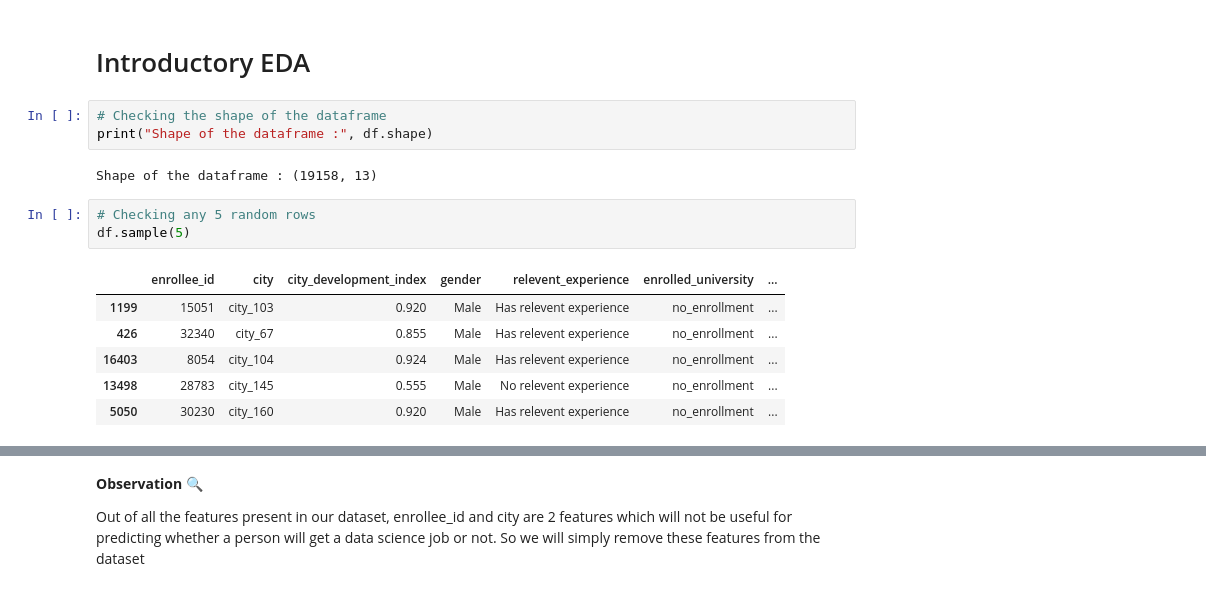
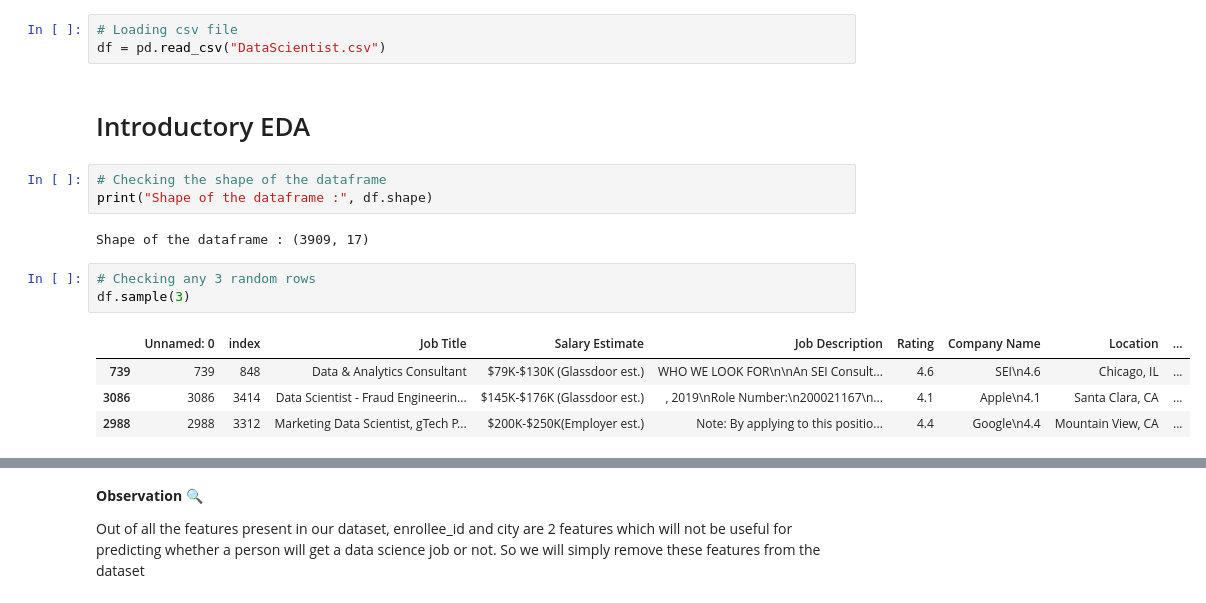
Before and after one commit to yuvraaj2002/AI_Projects, a Jupyter notebook: DS_Job_Prediction/notebook/Code.ipynb, the cells around one changed output, grey strips where cells are left out. Saved outputs shown, nothing was run; the diff lists cells and outputs as text.

```diff
--- a/DS_Job_Prediction/notebook/Code.ipynb
+++ b/DS_Job_Prediction/notebook/Code.ipynb
@@ -42,17 +37,18 @@ df = pd.read_csv("Data.csv")
+# %%
+# Loading csv file
+df = pd.read_csv("DataScientist.csv")
 # %% [markdown]
 # Introductory EDA
 # %%
 # Checking the shape of the dataframe
 print("Shape of the dataframe :", df.shape)
 # %% [output]
-Shape of the dataframe : (19158, 13)
+Shape of the dataframe : (3909, 17)
 # %%
-# Checking any 5 random rows
-df.sample(5)
+# Checking any 3 random rows
+df.sample(3)
 # %% [output]
-|  | enrollee_id | city | city_development_index | gender | relevent_experience | enrolled_university | ... |
-| 1199 | 15051 | city_103 | 0.920 | Male | Has relevent experience | no_enrollment | ... |
-| 426 | 32340 | city_67 | 0.855 | Male | Has relevent experience | no_enrollment | ... |
-| 16403 | 8054 | city_104 | 0.924 | Male | Has relevent experience | no_enrollment | ... |
-| 13498 | 28783 | city_145 | 0.555 | Male | No relevent experience | no_enrollment | ... |
-| 5050 | 30230 | city_160 | 0.920 | Male | Has relevent experience | no_enrollment | ... |
+|  | Unnamed: 0 | index | Job Title | Salary Estimate | Job Description | Rating | Company Name | Location | ... |
+| 739 | 739 | 848 | Data & Analytics Consultant | $79K-$130K (Glassdoor est.) | WHO WE LOOK FOR\n\nAn SEI Consult... | 4.6 | SEI\n4.6 | Chicago, IL | ... |
+| 3086 | 3086 | 3414 | Data Scientist - Fraud Engineerin... | $145K-$176K (Glassdoor est.) | , 2019\nRole Number:\n200021167\n... | 4.1 | Apple\n4.1 | Santa Clara, CA | ... |
+| 2988 | 2988 | 3312 | Marketing Data Scientist, gTech P... | $200K-$250K(Employer est.) | Note: By applying to this positio... | 4.4 | Google\n4.4 | Mountain View, CA | ... |
```
Also changed, not shown: parts of 37 cells of this notebook.
